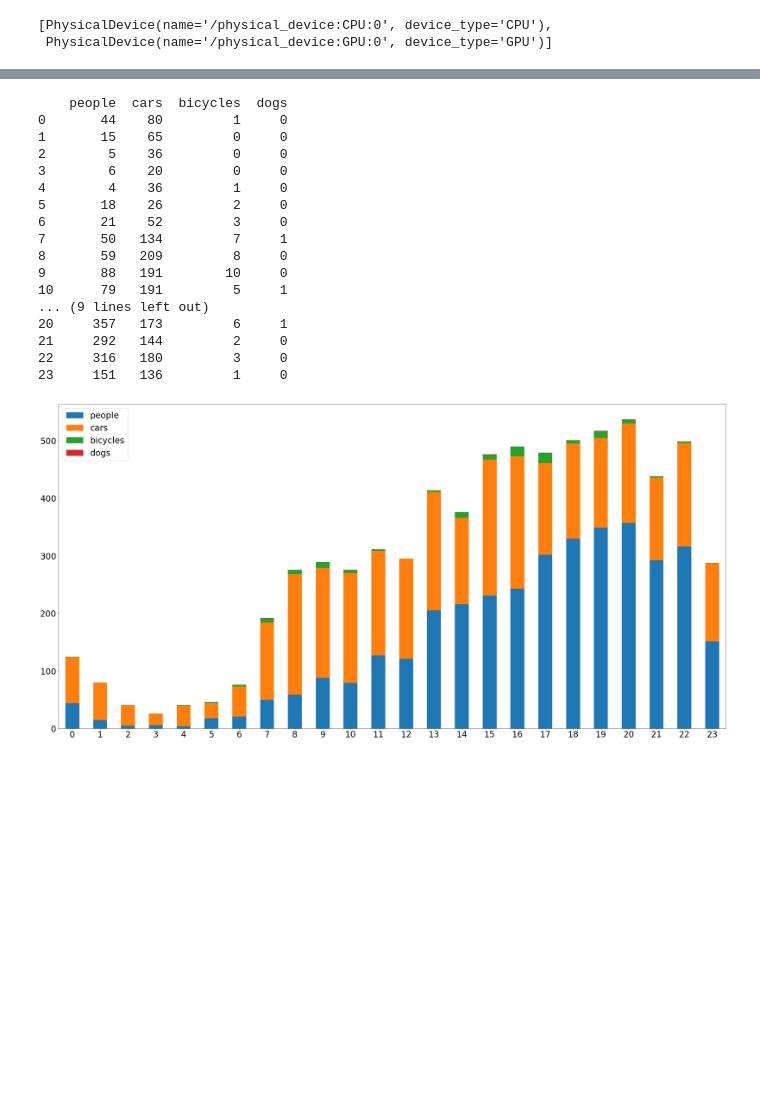
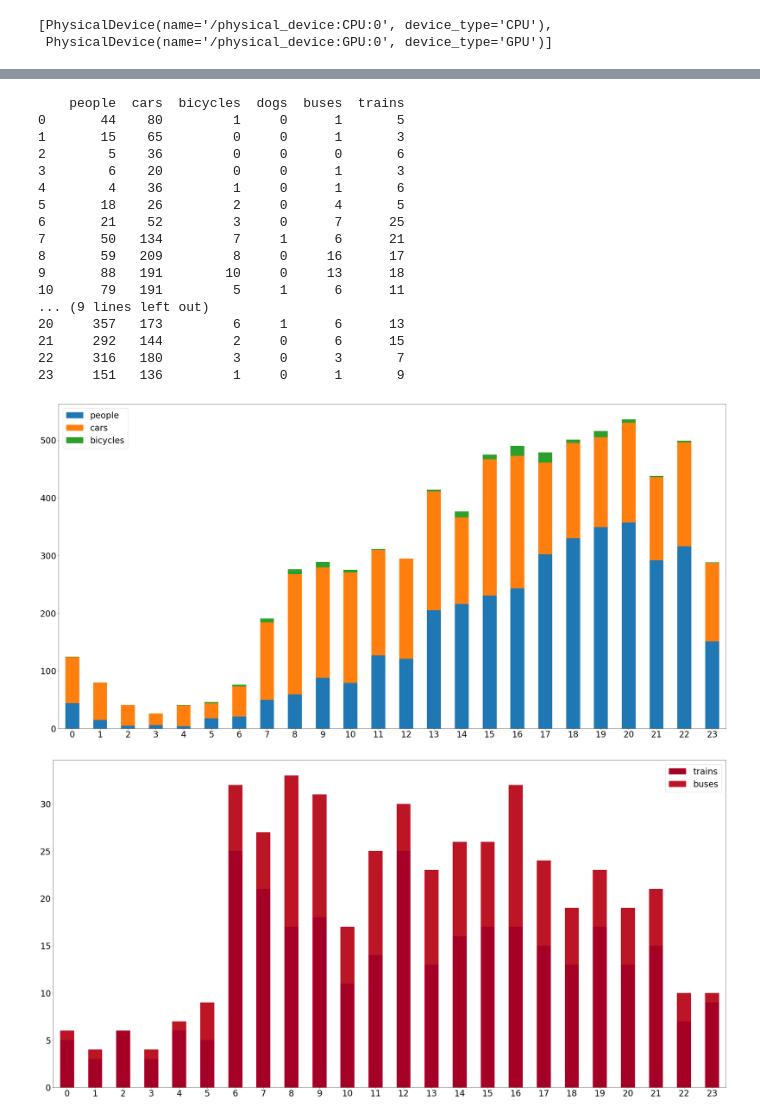
Before and after one commit to pehovorka/street-object-detection, a Jupyter notebook: jupyter/object_recognition_main.ipynb, the cells around one changed output, grey strips where cells are left out. Saved outputs shown, nothing was run; the diff lists cells and outputs as text; code cells hidden in the pictures; blank space fills up the shorter version.

```diff
--- a/jupyter/object_recognition_main.ipynb
+++ b/jupyter/object_recognition_main.ipynb
@@ -230,7 +230,9 @@ hour_bins = {
         'people': 0,
         'cars': 0,
         'bicycles': 0,
-        'dogs': 0
+        'dogs': 0,
+        'buses': 0,
+        'trains': 0
     }
     for el in range(24)
 }
@@ -289,16 +291,21 @@ for i in range(len(list_of_selected_images)):
   bicycles = len(list(filter(lambda x: x['name'] == 'bicycle', objects)))
   cars = len(list(filter(lambda x: x['name'] == 'car', objects)))
   dogs = len(list(filter(lambda x: x['name'] == 'dog', objects)))
+  buses = len(list(filter(lambda x: x['name'] == 'bus', objects)))
+  trains = len(list(filter(lambda x: x['name'] == 'train', objects)))
 
   print(list_of_selected_images[i] + ': people: ' + str(people) + ' | cars: ' + str(cars) \
-        + ' | bicycles: ' + str(bicycles) + ' | dogs: ' + str(dogs))
+        + ' | bicycles: ' + str(bicycles) + ' | dogs: ' + str(dogs) + ' | buses: ' + str(buses) \
+        + ' | trains: ' + str(trains))
 
   substr_hour = list_of_selected_images[i][11:13]
   hour_bins[int(substr_hour)] = {
         'people': hour_bins[int(substr_hour)]['people'] + people,
         'cars': hour_bins[int(substr_hour)]['cars'] + cars,
         'bicycles': hour_bins[int(substr_hour)]['bicycles'] + bicycles,
-        'dogs': hour_bins[int(substr_hour)]['dogs'] + dogs
+        'dogs': hour_bins[int(substr_hour)]['dogs'] + dogs,
+        'buses': hour_bins[int(substr_hour)]['buses'] + buses,
+        'trains': hour_bins[int(substr_hour)]['trains'] + trains
   }
 
   # plt.imshow(image_np_with_detections)
@@ -327,27 +334,36 @@ Average time: 0.9579193133446905 second per image
 # %%
 import pandas as pd
+import matplotlib.cm as cm
+
 
 df = pd.DataFrame.from_dict(hour_bins, orient='index')
 print(df)
-df.plot(kind="bar", stacked=True, fontsize=30, rot=1)
+
+df[["people","cars","bicycles"]].plot(kind="bar", stacked=True, fontsize=30, rot=1)
 plt.legend(prop={'size': 30})
 plt.show()
+
+colors = cm.RdYlGn(np.linspace(0,1,len(df)))
+df[["trains","buses"]].plot(kind="bar", stacked=True, fontsize=30, rot=1, color=colors)
+plt.legend(prop={'size': 30})
+plt.show()
 # %% [output]
-    people  cars  bicycles  dogs
-0       44    80         1     0
-1       15    65         0     0
-2        5    36         0     0
-3        6    20         0     0
-4        4    36         1     0
-5       18    26         2     0
-6       21    52         3     0
-7       50   134         7     1
-8       59   209         8     0
-9       88   191        10     0
-10      79   191         5     1
+    people  cars  bicycles  dogs  buses  trains
+0       44    80         1     0      1       5
+1       15    65         0     0      1       3
+2        5    36         0     0      0       6
+3        6    20         0     0      1       3
+4        4    36         1     0      1       6
+5       18    26         2     0      4       5
+6       21    52         3     0      7      25
+7       50   134         7     1      6      21
+8       59   209         8     0     16      17
+9       88   191        10     0     13      18
+10      79   191         5     1      6      11
 ... (9 lines left out)
-20     357   173         6     1
-21     292   144         2     0
-22     316   180         3     0
-23     151   136         1     0
+20     357   173         6     1      6      13
+21     292   144         2     0      6      15
+22     316   180         3     0      3       7
+23     151   136         1     0      1       9
-[figure, old version]
+[figure, new version]
+[figure, added]
```
Also changed, not shown: parts of 3 cells of this notebook.
